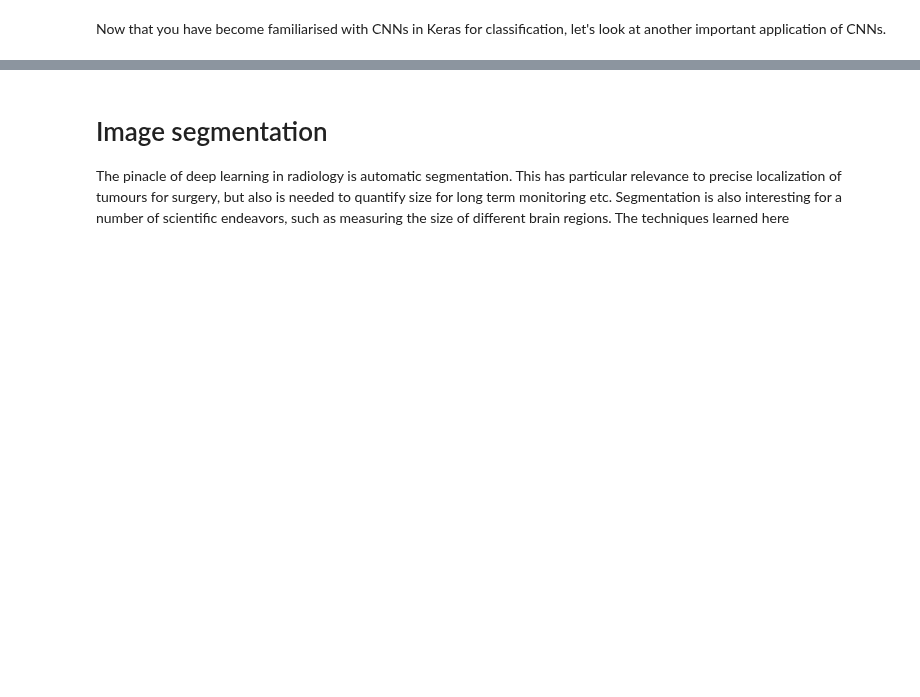
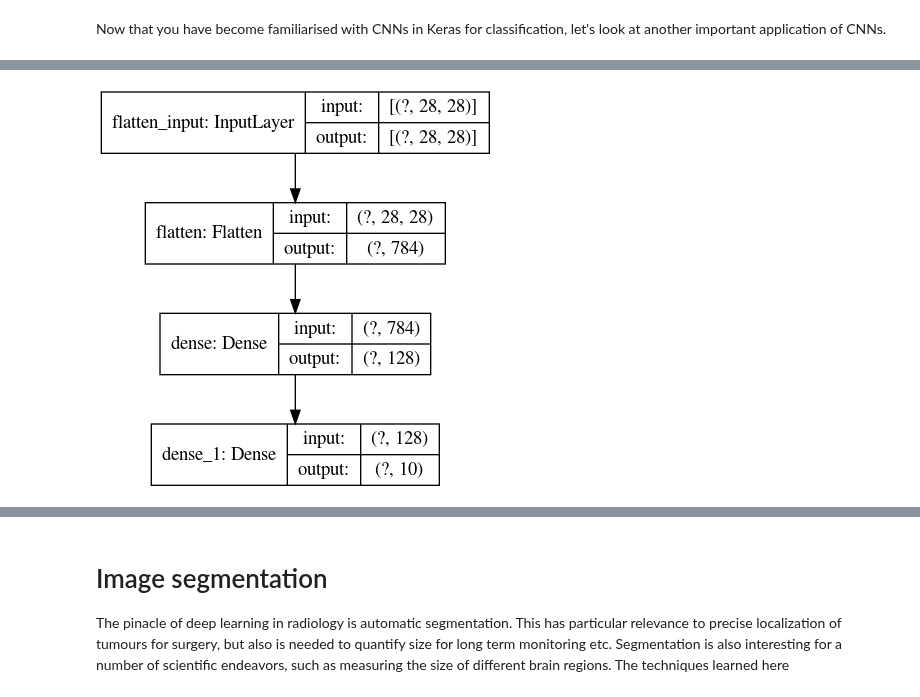
Before and after one commit to oercompbiomed/CBM101, a Jupyter notebook: H_Neural_Networks/3_Convolutional_Neural_Networks.ipynb, the cells around one changed output, grey strips where cells are left out. Saved outputs shown, nothing was run; the diff lists cells and outputs as text; code cells hidden in the pictures; blank space fills up the shorter version.

```diff
--- a/H_Neural_Networks/3_Convolutional_Neural_Networks.ipynb
+++ b/H_Neural_Networks/3_Convolutional_Neural_Networks.ipynb
@@ -256,0 +495,7 @@ Now that you have become familiarised with CNNs in Keras for classification, let
+# %%
+# Model a simple 3-layer neural network
+model1 = tf.keras.Sequential([
+    tf.keras.layers.Flatten(input_shape=(28, 28)),
+    tf.keras.layers.Dense(128, activation='relu'),
+    tf.keras.layers.Dense(10, activation='softmax')
+])
@@ -256,0 +523,4 @@ Now that you have become familiarised with CNNs in Keras for classification, let
+# %%
+tf.keras.utils.plot_model(model1, '/tmp/my_first_fashion_mnist_model.png', show_shapes=True)
+# %% [output]
+[figure, added]
```
Also changed, not shown: parts of 151 cells of this notebook.
